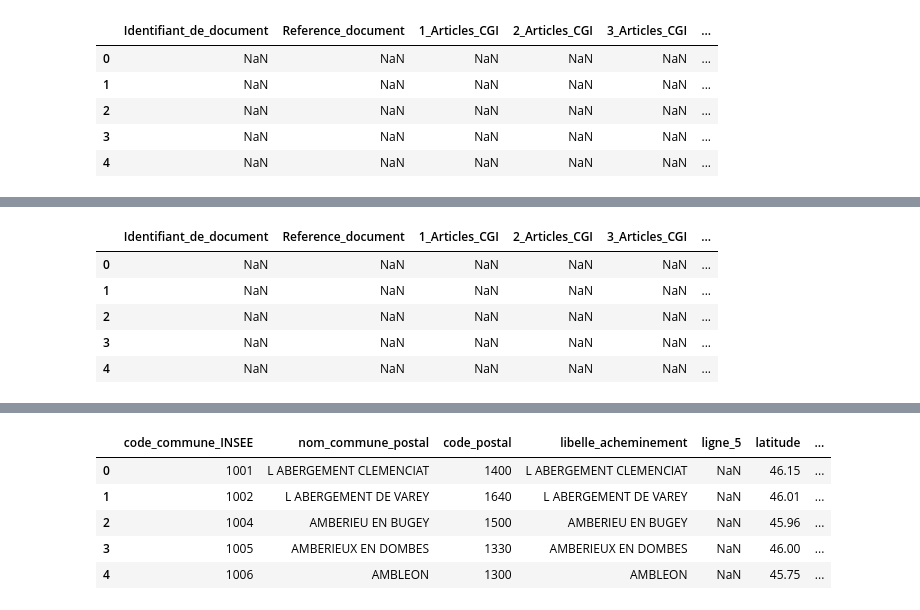
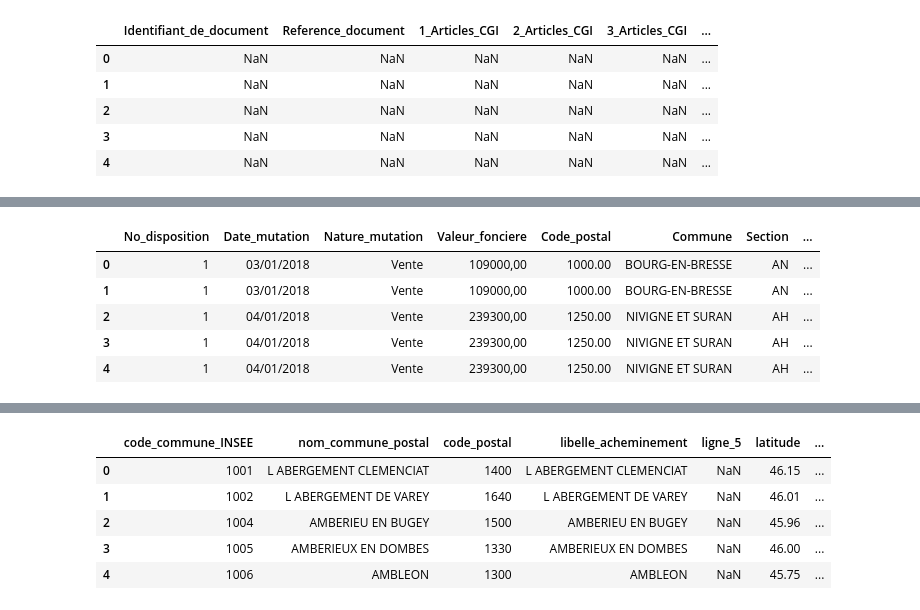
Before and after one commit to Naghan1132/Property_price_prediction, a Jupyter notebook: src/data_preprocessing.ipynb, the cells around one changed output, grey strips where cells are left out. Saved outputs shown, nothing was run; the diff lists cells and outputs as text; code cells hidden in the pictures.

```diff
--- a/src/data_preprocessing.ipynb
+++ b/src/data_preprocessing.ipynb
@@ -62,0 +124,20 @@ dataframes[0].head()
+# %%
+# Remove empty columns
+columns_to_remove = ["Identifiant_de_document", "Reference_document", "1_Articles_CGI", "2_Articles_CGI", "3_Articles_CGI", "4_Articles_CGI", "5_Articles_CGI",
+                     "B/T/Q", "Prefixe_de_section", "No_Volume", "Type_local", "Identifiant_local", "Nature_culture_speciale",
+                     "1er_lot", "Surface_Carrez_du_1er_lot", "2eme_lot", "Surface_Carrez_du_2eme_lot", "3eme_lot", "Surface_Carrez_du_3eme_lot", "4eme_lot",
+                     "Surface_Carrez_du_4eme_lot", "5eme_lot", "Surface_Carrez_du_5eme_lot"]
+
+for i in range(len(dataframes)):
+    # Créer une copie modifiée du DataFrame
+    df_modified = dataframes[i].copy()
+
+    df_modified = df_modified.drop(columns_to_remove, axis=1)
+
+    # sauvegarde
+    dataframes[i] = df_modified
+
+
+pourcentages_nan = (dataframes[0].isna().sum() / len(dataframes[0])) * 100
+# Affichez les pourcentages de NaN pour chaque colonne
+print(pourcentages_nan)
@@ -63,49 +162,36 @@ dataframes[0].head()
 # %%
-## Change data types and remove useless variables
+# Create variable 'adresse'
 
-
-columns_to_remove = ["Code_voie", "No_voie", "Voie", "Type_de_voie",
-                    "1er_lot", "No_plan", "Code_departement", "Type_local", "Code_commune", "Section"]
-
+columns_for_adress = ["No_voie", "Type_de_voie", "Code_voie",
+                      "Voie", "Code_commune", "Code_departement"]
 
 for i in range(len(dataframes)):
     # Créer une copie modifiée du DataFrame
     df_modified = dataframes[i].copy()
 
-    # Delete observations with NaN Code_type_local & Valeur_fonciere
-    df_modified = df_modified.dropna(subset=['Code_type_local'])
-    df_modified = df_modified.dropna(subset=['Valeur_fonciere'])
-
-    df_modified['Valeur_fonciere'] = df_modified['Valeur_fonciere'].str.replace(
-        ',', '.').astype(float)
-
     df_modified['Code_postal'] = df_modified.groupby('Commune')['Code_postal'].transform(lambda x: x.fillna(
         method='ffill').fillna(method='bfill'))  # match les code postal vide avec les communes (bien)
-    df_modified['Code_postal'] = df_modified['Code_postal'].astype(int)
-
 
     df_modified['No_voie'] = df_modified['No_voie'].apply(lambda x: str(int(x)) if pd.notnull(
-        x) else '').astype(str)  # change le type si non Nan sinon affiche rien
+        x) else '').astype(str)  # change le type si non il y a une valeur sinon affiche rien
 
-    df_modified['Code_type_local'] = df_modified['Code_type_local'].astype(int)
-
-    #  Créer la variable "adresse"
     df_modified['adresse'] = df_modified['No_voie'] + ' ' + df_modified['Type_de_voie'].astype(str) + ' ' + \
         df_modified['Code_voie'].astype(str) + ' ' + df_modified['Voie'].astype(str) + ' ' + \
         df_modified['Code_postal'].astype(str) + ' ' + df_modified['Commune']
 
+
     # Après la création de l'adresse on remove les variables concatenées et les autres inutiles
-    df_modified = df_modified.drop(columns_to_remove, axis=1)
+    df_modified = df_modified.drop(columns_for_adress, axis=1)
 
-    #sauvegarde
+    # sauvegarde
     dataframes[i] = df_modified
+
+dataframes[0].head()
+# %% [output]
+|  | No_disposition | Date_mutation | Nature_mutation | Valeur_fonciere | Code_postal | Commune | Section | ... |
+| 0 | 1 | 03/01/2018 | Vente | 109000,00 | 1000.00 | BOURG-EN-BRESSE | AN | ... |
+| 1 | 1 | 03/01/2018 | Vente | 109000,00 | 1000.00 | BOURG-EN-BRESSE | AN | ... |
+| 2 | 1 | 04/01/2018 | Vente | 239300,00 | 1250.00 | NIVIGNE ET SURAN | AH | ... |
+| 3 | 1 | 04/01/2018 | Vente | 239300,00 | 1250.00 | NIVIGNE ET SURAN | AH | ... |
+| 4 | 1 | 04/01/2018 | Vente | 239300,00 | 1250.00 | NIVIGNE ET SURAN | AH | ... |
-# %%
-dataframes[0].head()
-# %% [output]
-|  | Identifiant_de_document | Reference_document | 1_Articles_CGI | 2_Articles_CGI | 3_Articles_CGI | ... |
-| 0 | NaN | NaN | NaN | NaN | NaN | ... |
-| 1 | NaN | NaN | NaN | NaN | NaN | ... |
-| 2 | NaN | NaN | NaN | NaN | NaN | ... |
-| 3 | NaN | NaN | NaN | NaN | NaN | ... |
-| 4 | NaN | NaN | NaN | NaN | NaN | ... |
 # %%
```
Also changed, not shown: parts of 22 cells of this notebook, 1 other file.
